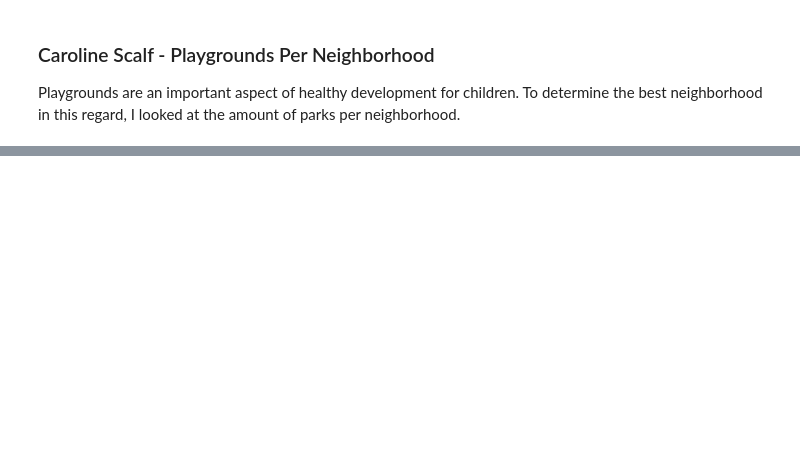
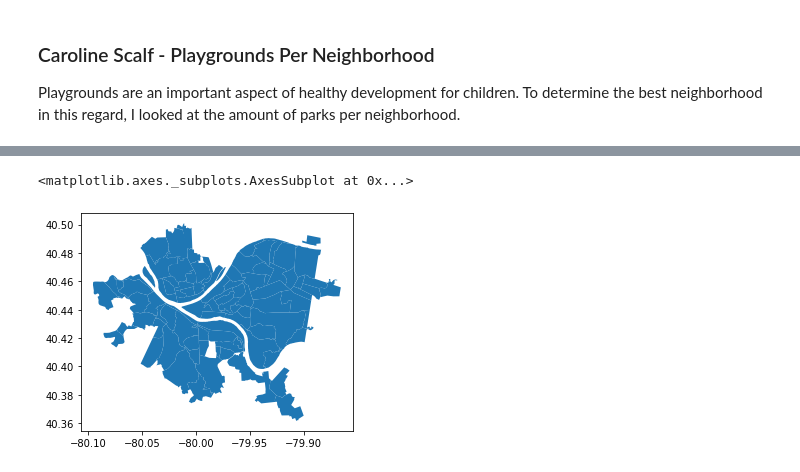
Before and after one commit to carolinescalf/final-project, a Jupyter notebook: Playgrounds.ipynb, the cells around one changed output, grey strips where cells are left out. Cells and saved outputs as stored; diff of their text form; code cells hidden in the pictures; blank space fills up the shorter version.

```diff
--- a/Playgrounds.ipynb
+++ b/Playgrounds.ipynb
@@ -69,0 +75,6 @@ playground.sort_values("name")["neighborhood"].plot.bar
+# %%
+neighborhoods = geopandas.read_file("Neighborhoods/Neighborhoods_.shp")
+neighborhoods.plot()
+# %% [output]
+<matplotlib.axes._subplots.AxesSubplot at 0x...>
+[figure, added]
```
Also changed, not shown: parts of 14 cells of this notebook, 1 other file.
